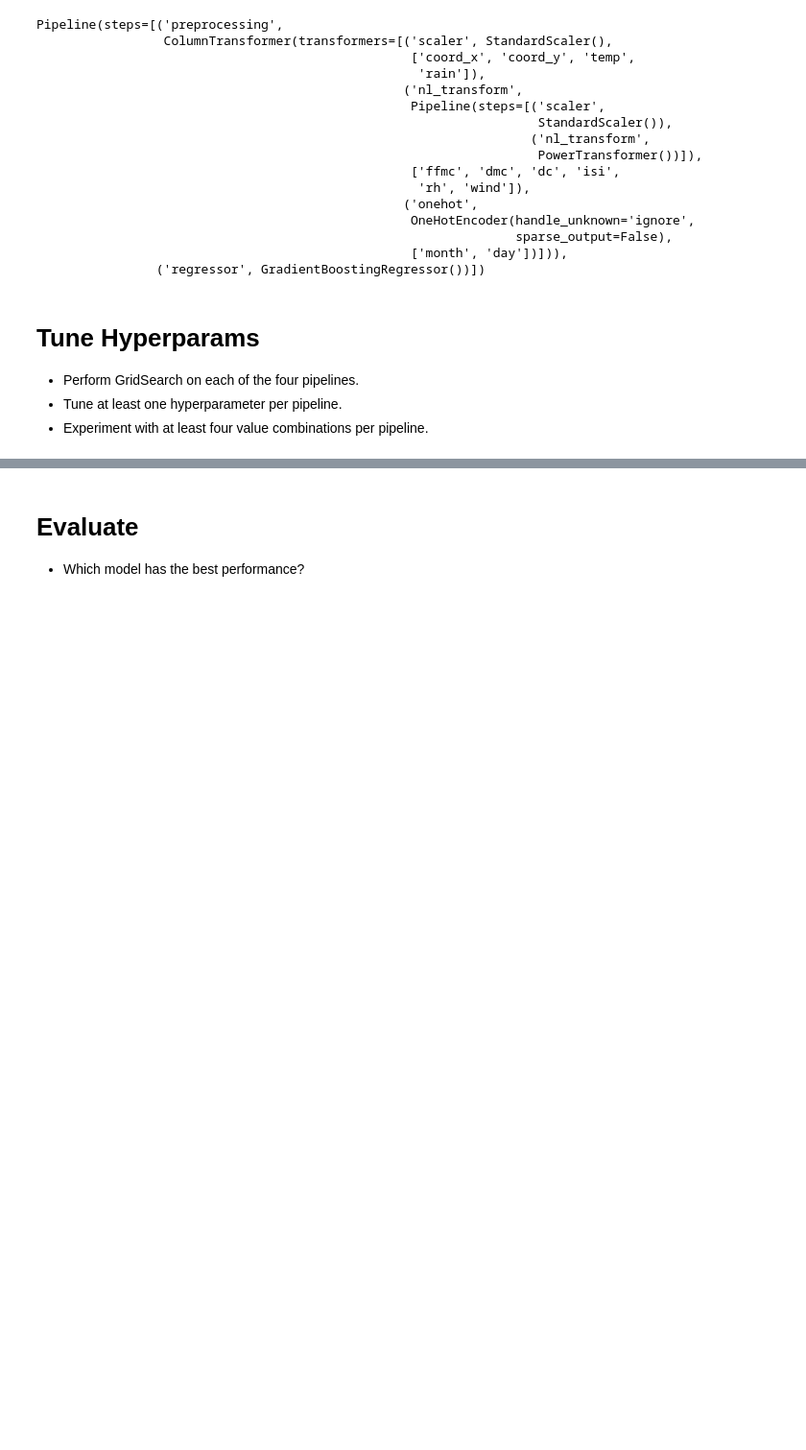
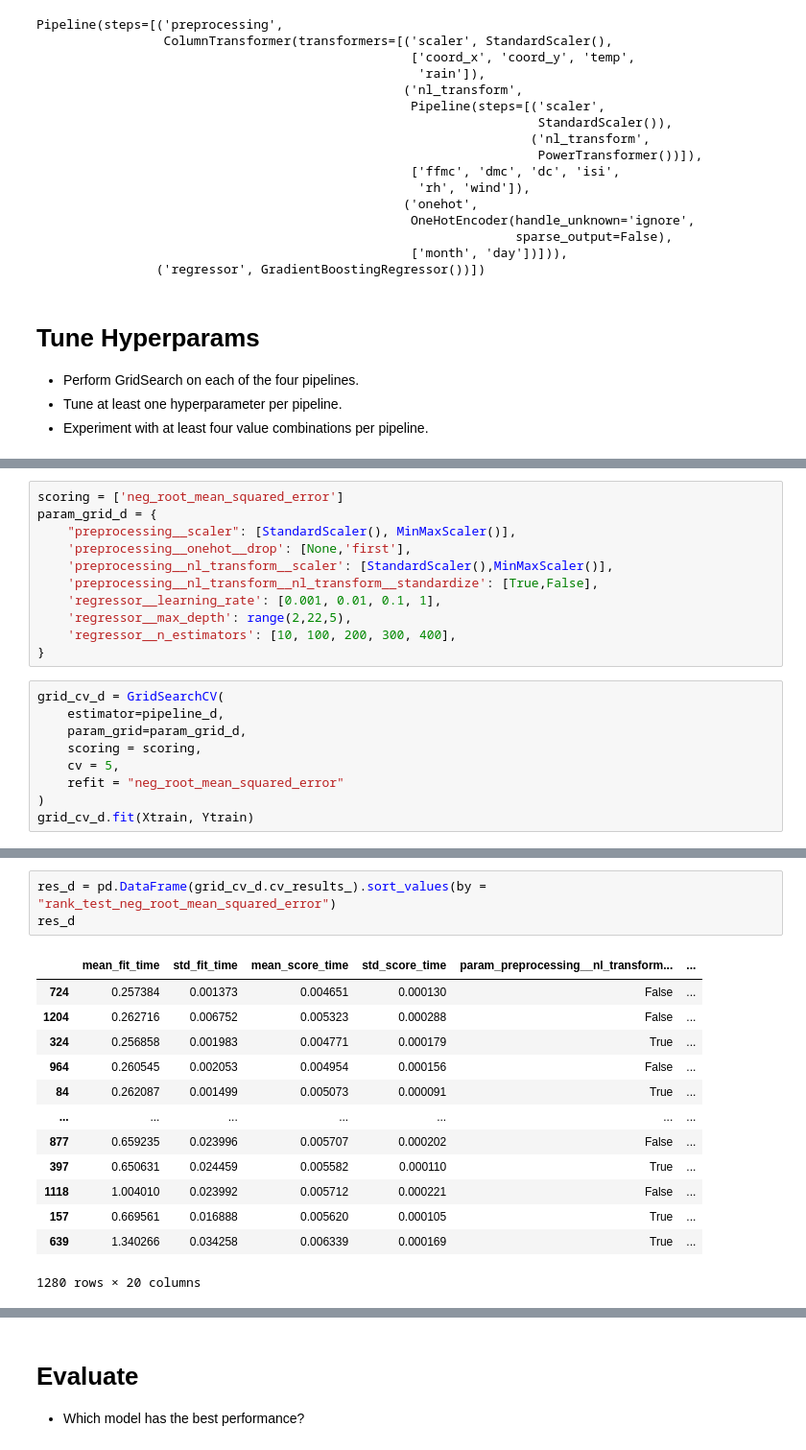
Before and after one commit to slathwal/production, a Jupyter notebook: 02_activities/assignments/assignment_2.ipynb, the cells around one changed output, grey strips where cells are left out. Shown at 96% size. Saved outputs shown, nothing was run; the diff lists cells and outputs as text; blank space fills up the shorter version.

```diff
--- a/02_activities/assignments/assignment_2.ipynb
+++ b/02_activities/assignments/assignment_2.ipynb
@@ -371,0 +664,20 @@ res_b.mean()
+# %%
+scoring = ['neg_root_mean_squared_error']
+param_grid_d = {
+    "preprocessing__scaler": [StandardScaler(), MinMaxScaler()],
+    'preprocessing__onehot__drop': [None,'first'],
+    'preprocessing__nl_transform__scaler': [StandardScaler(),MinMaxScaler()],
+    'preprocessing__nl_transform__nl_transform__standardize': [True,False],
+    'regressor__learning_rate': [0.001, 0.01, 0.1, 1],
+    'regressor__max_depth': range(2,22,5),
+    'regressor__n_estimators': [10, 100, 200, 300, 400],
+}
+# %%
+grid_cv_d = GridSearchCV(
+    estimator=pipeline_d,
+    param_grid=param_grid_d,
+    scoring = scoring,
+    cv = 5,
+    refit = "neg_root_mean_squared_error"
+)
+grid_cv_d.fit(Xtrain, Ytrain)
@@ -371,0 +703,17 @@ res_b.mean()
+# %%
+res_d = pd.DataFrame(grid_cv_d.cv_results_).sort_values(by = "rank_test_neg_root_mean_squared_error")
+res_d
+# %% [output]
+|  | mean_fit_time | std_fit_time | mean_score_time | std_score_time | param_preprocessing__nl_transform... | ... |
+| 724 | 0.257384 | 0.001373 | 0.004651 | 0.000130 | False | ... |
+| 1204 | 0.262716 | 0.006752 | 0.005323 | 0.000288 | False | ... |
+| 324 | 0.256858 | 0.001983 | 0.004771 | 0.000179 | True | ... |
+| 964 | 0.260545 | 0.002053 | 0.004954 | 0.000156 | False | ... |
+| 84 | 0.262087 | 0.001499 | 0.005073 | 0.000091 | True | ... |
+| ... | ... | ... | ... | ... | ... | ... |
+| 877 | 0.659235 | 0.023996 | 0.005707 | 0.000202 | False | ... |
+| 397 | 0.650631 | 0.024459 | 0.005582 | 0.000110 | True | ... |
+| 1118 | 1.004010 | 0.023992 | 0.005712 | 0.000221 | False | ... |
+| 157 | 0.669561 | 0.016888 | 0.005620 | 0.000105 | True | ... |
+| 639 | 1.340266 | 0.034258 | 0.006339 | 0.000169 | True | ... |
+1280 rows × 20 columns
```
Also changed, not shown: parts of 27 cells of this notebook.
